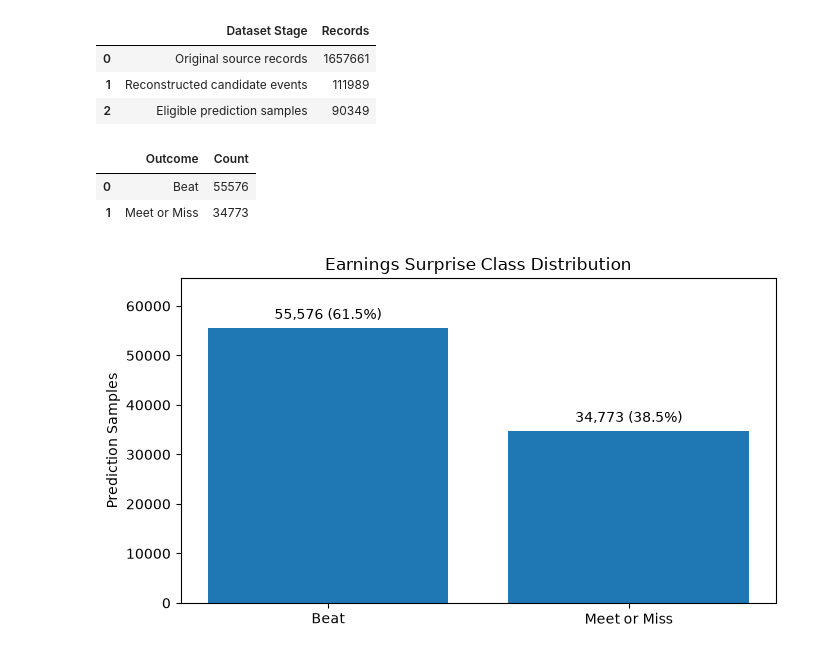
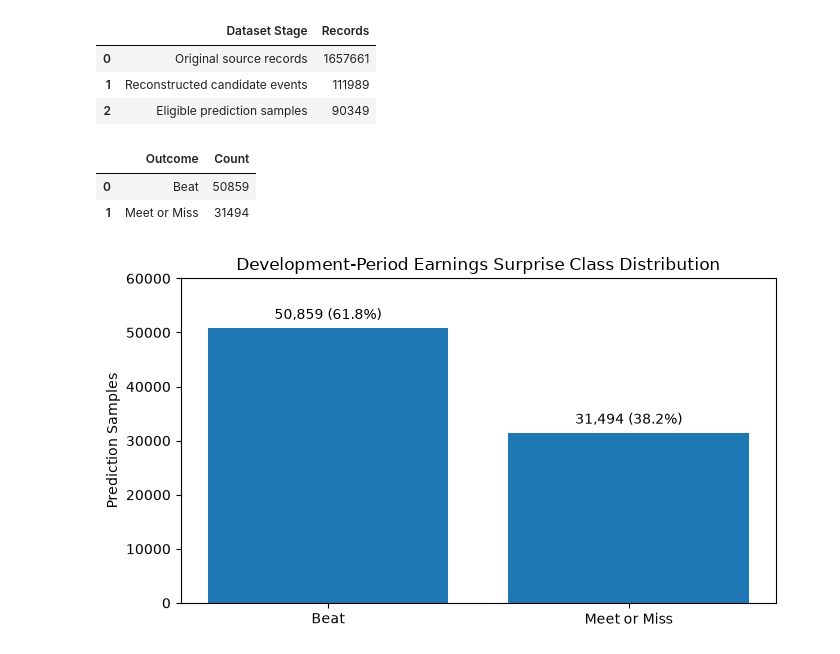
Before and after one commit to jordxnsenan/earnings-surprise-prediction, a Jupyter notebook: notebooks/01_data_preprocessing_eda.ipynb, the cells around one changed output. Cells and saved outputs as stored; diff of their text form; code cells hidden in the pictures.

```diff
--- a/notebooks/01_data_preprocessing_eda.ipynb
+++ b/notebooks/01_data_preprocessing_eda.ipynb
@@ -334,38 +334,50 @@ display(dataset_stages)
 | 1 | Reconstructed candidate events | 111989 |
 | 2 | Eligible prediction samples | 90349 |
 # %%
+
+# reserve 2024 data for later evaluation
+EDA_CUTOFF = pd.Timestamp("2024-01-01")
+
+development_mask = (
+    prediction_data["target_date_pub"] < EDA_CUTOFF
+)
+
+development_targets = prediction_data.loc[
+    development_mask, "target_beat"
+]
+
 target_counts = pd.DataFrame({
     "Outcome": ["Beat", "Meet or Miss"],
     "Count": [
-        prediction_summary["target_beats"],
-        prediction_summary["target_meet_or_miss"],
+        int(development_targets.eq(1).sum()),
+        int(development_targets.eq(0).sum()),
     ],
 })
 
 display(target_counts)
 
 fig, ax = plt.subplots(figsize=(7, 4))
 
 bars = ax.bar(
     target_counts["Outcome"],
     target_counts["Count"],
 )
 
 labels = [
-    f"{count:,} ({count / len(prediction_data):.1%})"
+    f"{count:,} ({count / len(development_targets):.1%})"
     for count in target_counts["Count"]
 ]
 
 ax.bar_label(bars, labels=labels, padding=4)
 
 ax.set_ylabel("Prediction Samples")
-ax.set_title("Earnings Surprise Class Distribution")
+ax.set_title("Development-Period Earnings Surprise Class Distribution")
 ax.margins(y=0.18)
 
 plt.tight_layout()
 plt.show()
 # %% [output]
 |  | Outcome | Count |
-| 0 | Beat | 55576 |
-| 1 | Meet or Miss | 34773 |
+| 0 | Beat | 50859 |
+| 1 | Meet or Miss | 31494 |
-[figure, old version]
+[figure, new version]
```
Also changed, not shown: parts of 18 cells of this notebook.
